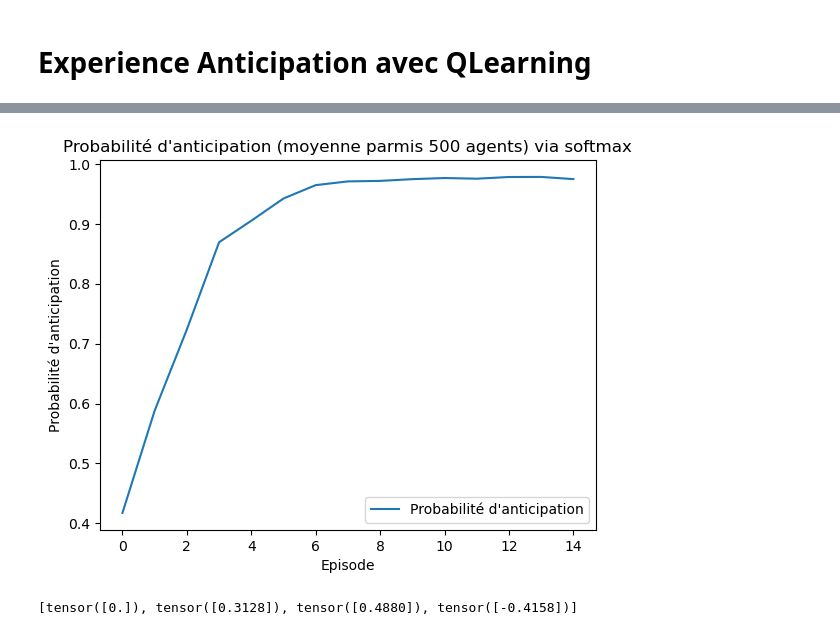
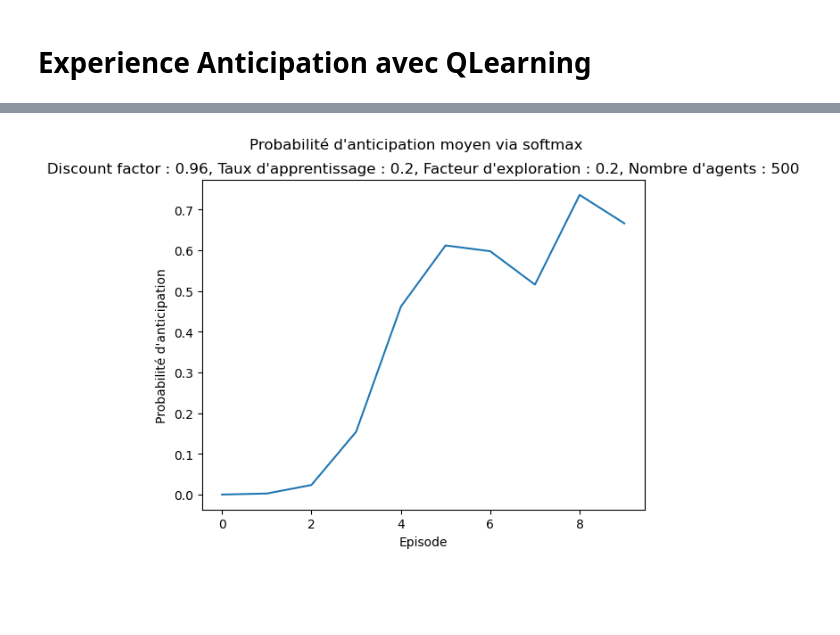
Before and after one commit to TsunomakiWatamelon/Homeostatic-Reinforcement-Learning, a Jupyter notebook: src/anticipatory.ipynb, the cells around one changed output, grey strips where cells are left out. Cells and saved outputs as stored; diff of their text form; code cells hidden in the pictures; blank space fills up the shorter version.

Commit message:
fixed qlearning with custom action space init, finished mostly first example

```diff
--- a/src/anticipatory.ipynb
+++ b/src/anticipatory.ipynb
@@ -18,8 +29,8 @@ state_size = None  # Nombre d'états possibles mais pas nécéssaire car Q_table
 action_size = None # Nombre d'actions possibles mais les actions possible sont different selon les etats
 alpha = 0.2 # Taux d'apprentissage
 gamma = 0.96 # Discount factor
-epsilon = 0.1 # Facteur d'exploration
-max_epoch = 15  # Nombre d'épisodes
+epsilon = 0.2 # Facteur d'exploration
+max_epoch = 10  # Nombre d'épisodes
 nb_agents = 500 # Nombre d'agents
 # %%
 # Creation de l'agent
@@ -31,7 +42,7 @@ Q_table = {
     3: np.zeros(1),  # Etat terminal
 }
 
-Q_table[0][0] = 1 # L'agent ne sait pas anticiper donc au début il devrait choisir de ne pas anticiper
+Q_table[0][0] = 10 # L'agent ne sait pas anticiper donc au début il devrait choisir de ne pas anticiper
 
 # Instancier le modèle Q-learning
 agent = QLearning(state_size=state_size, action_size=action_size, alpha=alpha, gamma=gamma, epsilon=epsilon, q_table=Q_table)
@@ -63,8 +74,6 @@ env = AnticipatoryEnvironment(
 # %%
 # Boucle Q-learning pour apprendre 500 agents
 # Liste des agents
-
-nb_agents = 50 # override
 
 agents = []
 
@@ -77,11 +86,14 @@ q_table_state = [[] for _ in range(max_epoch)]
 q_table_state[0] = [agent.q_table[0].copy() for agent in agents] # Etat initial
 
 # Etat interne des agents pour chaque epoch
-internal_states = [[[] for _ in range(nb_agents)] for _ in range(max_epoch)]
+internal_states = [[[] for _ in range(nb_agents)] for _ in range(max_epoch + 2)] # +2 pour inclure l'extinction trial E1 et R1
 
 env.reset()
 
+
 for epoch in tqdm.tqdm(range(max_epoch), leave=True, position=0, desc="Epoch"):
+    anticipate_nb = 0
+    not_anticipate_nb = 0
     for i, agent in enumerate(agents):
         internal_state, markov_state, current_timestep = env.reset()
         done = False
@@ -92,6 +104,12 @@ for epoch in tqdm.tqdm(range(max_epoch), leave=True, position=0, desc="Epoch"):
             agent.update_q_value(markov_state, action, reward, next_markov_state)
             markov_state = next_markov_state
             total_reward += reward
-            if current_timestep < 2.5: # timestep_important = [0.5, 1.0, 1.5, 2.0]
+            if 0.5 < current_timestep <= 3.0: # timestep_important = [1.0, 1.5, 2.0, 2.5]
                 internal_states[epoch][i].append(internal_state)
+            if current_timestep == 0.5:
+                if action == 0:
+                    not_anticipate_nb += 1
+                else:
+                    anticipate_nb += 1
         q_table_state[epoch].append(agent.q_table[0].copy())
+    print(f"Epoch {epoch} : {anticipate_nb} anticipate, {not_anticipate_nb} not anticipate")
@@ -98,25 +241,20 @@ for epoch in tqdm.tqdm(range(max_epoch), leave=True, position=0, desc="Epoch"):
 # %%
 # Evolution des probabilités de choisir une action anticipée
 
 anticipates = []
 for epoch, q_values in enumerate(q_table_state):
-    # softmax
-    exp_q_values = np.exp(q_values)
-    probas = exp_q_values.copy()
-    for i in range(len(exp_q_values)):
-        probas[i] = exp_q_values[i] / np.sum(exp_q_values[i])
+    max_q_values = np.max(q_values, axis=1, keepdims=True)
+    stabilized_q_values = q_values - max_q_values
+    exp_q_values = np.exp(stabilized_q_values)
+    probas = exp_q_values / np.sum(exp_q_values, axis=1, keepdims=True)
     anticipates.append(probas.mean(axis=0)[1])
 
 plt.plot(anticipates, label="Probabilité d'anticipation")
-plt.title("Probabilité d'anticipation (moyenne parmis 500 agents) via softmax")
+plt.suptitle("Probabilité d'anticipation moyen via softmax")
+plt.title(f"Discount factor : {gamma}, Taux d'apprentissage : {alpha}, Facteur d'exploration : {epsilon}, Nombre d'agents : {nb_agents}")
 plt.xlabel("Episode")
 plt.ylabel("Probabilité d'anticipation")
-plt.legend()
-plt.savefig("./figs/anticipate/anticipate_proba_softmax.pdf")
+plt.savefig(f"./figs/anticipate/anticipate_proba_softmax.pdf")
 plt.show()
 # %% [output]
-[figure, old version]
+[figure, new version]
-# %%
-print(internal_states[1][1])
-# %% [output]
-[tensor([0.]), tensor([0.3128]), tensor([0.4880]), tensor([-0.4158])]
```
Also changed, not shown: parts of 10 cells of this notebook, 6 other files.
